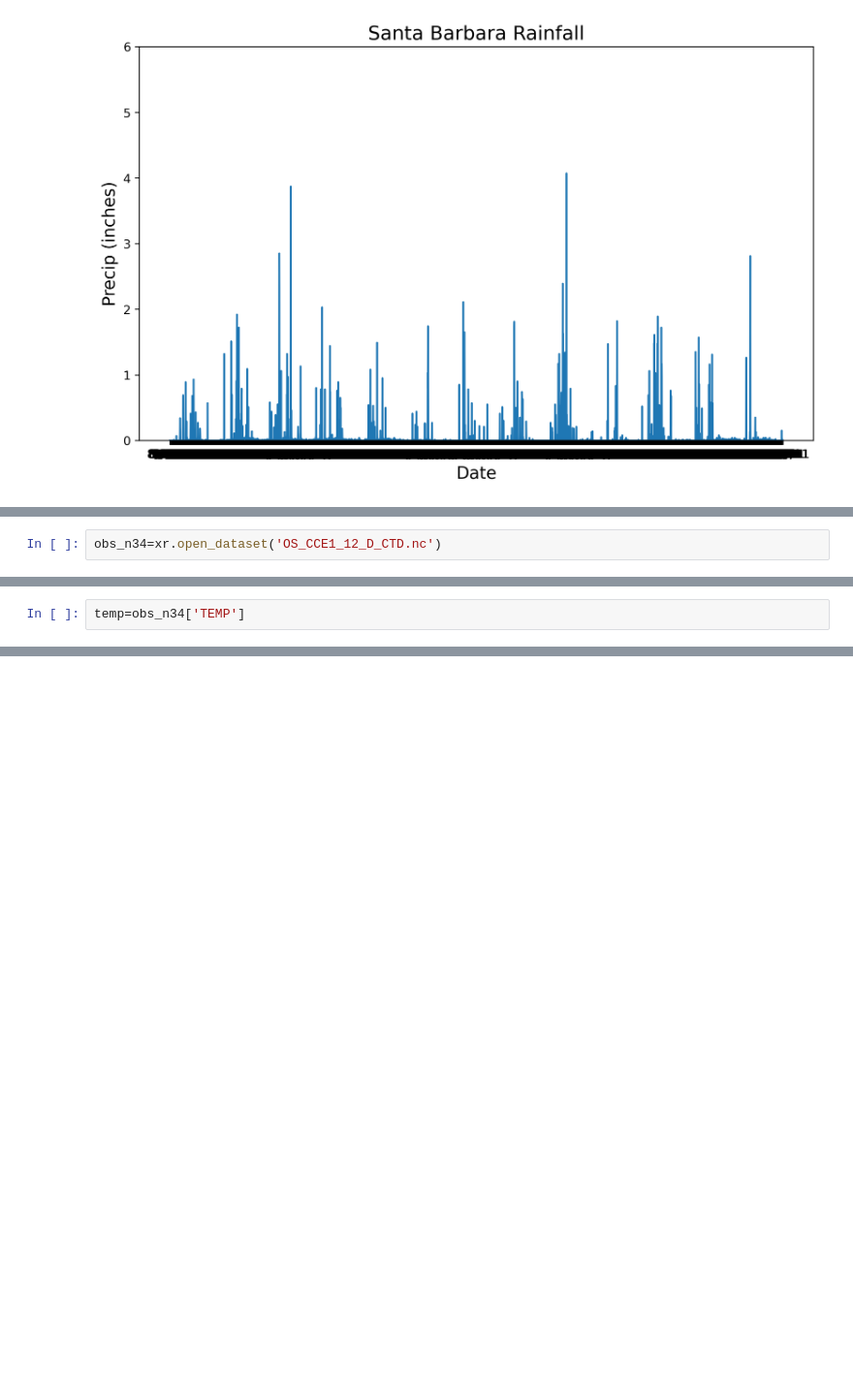
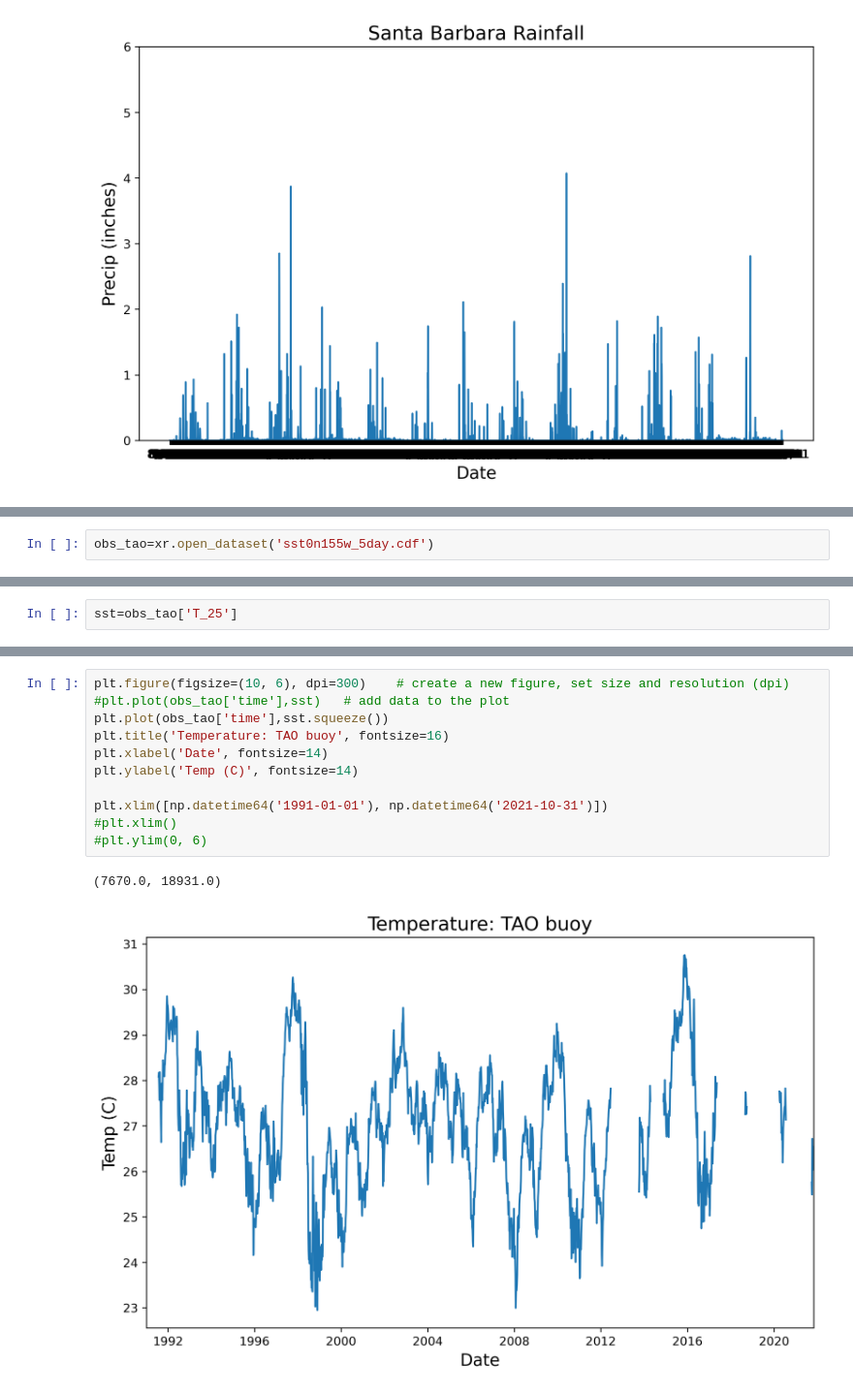
Before and after one commit to samanthastevenson/EDS220_Fall2021, a Jupyter notebook: read_files_example.ipynb, the cells around one changed output, grey strips where cells are left out. Shown at 97% size. Saved outputs shown, nothing was run; the diff lists cells and outputs as text; blank space fills up the shorter version.

```diff
--- a/read_files_example.ipynb
+++ b/read_files_example.ipynb
@@ -53,2 +74,2 @@ import xarray as xr
 # %%
-obs_n34=xr.open_dataset('OS_CCE1_12_D_CTD.nc')
+obs_tao=xr.open_dataset('sst0n155w_5day.cdf')
@@ -75,3 +118,3 @@ Data variables:
 # %%
-temp=obs_n34['TEMP']
+sst=obs_tao['T_25']
 # %%
@@ -94,0 +164,14 @@ Attributes:
+# %%
+plt.figure(figsize=(10, 6), dpi=300)    # create a new figure, set size and resolution (dpi)
+#plt.plot(obs_tao['time'],sst)   # add data to the plot
+plt.plot(obs_tao['time'],sst.squeeze())
+plt.title('Temperature: TAO buoy', fontsize=16)
+plt.xlabel('Date', fontsize=14)
+plt.ylabel('Temp (C)', fontsize=14)
+
+plt.xlim([np.datetime64('1991-01-01'), np.datetime64('2021-10-31')])
+#plt.xlim()
+#plt.ylim(0, 6)
+# %% [output]
+(7670.0, 18931.0)
+[figure, added]
```
Also changed, not shown: parts of 13 cells of this notebook.
